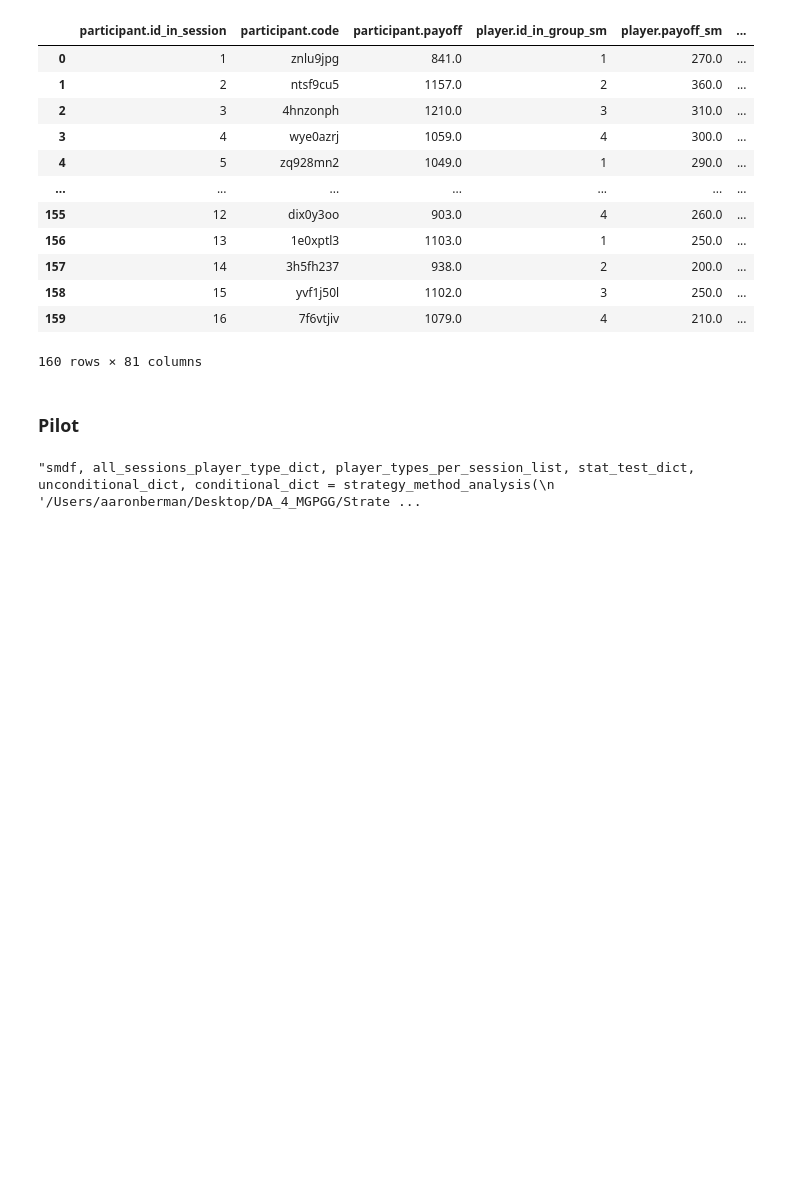
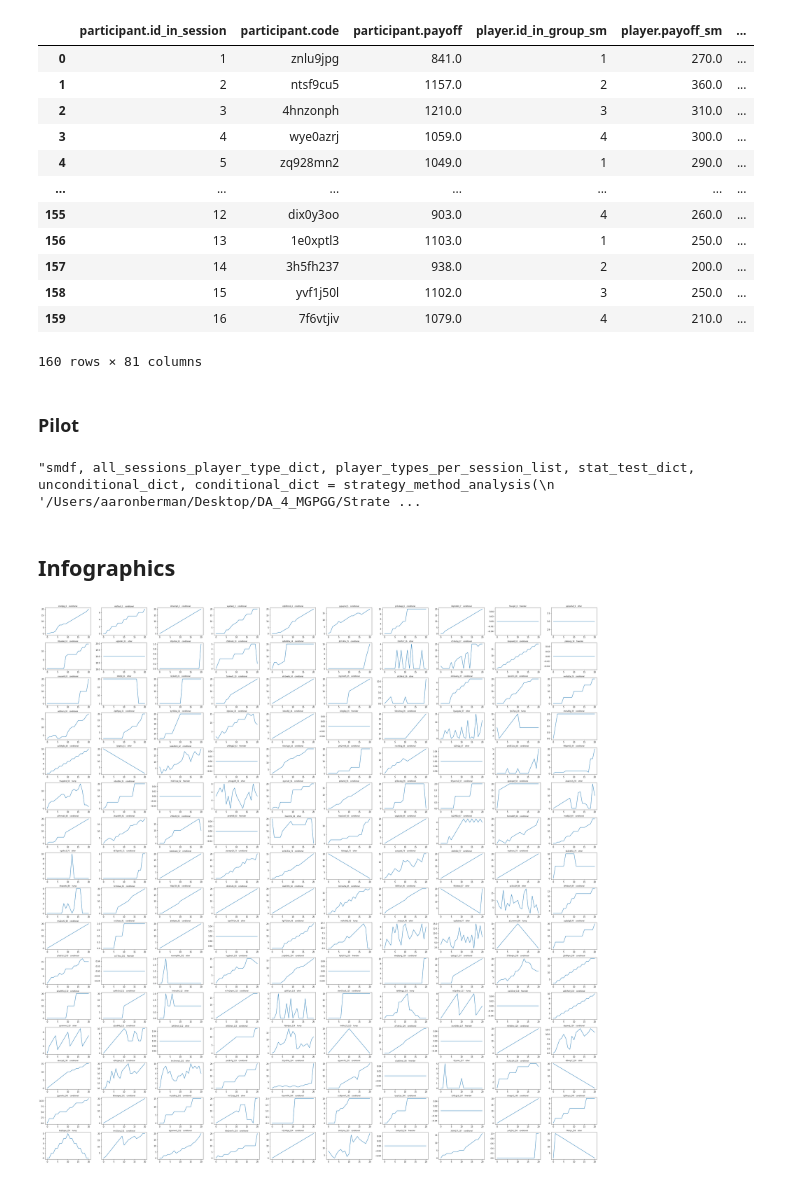
Before and after one commit to AaronSVMB/DA_4_MGPGG, a Jupyter notebook: src/Strategy Method/zstrategy_method_da.ipynb, the cells around one changed output. Cells and saved outputs as stored; diff of their text form; code cells hidden in the pictures; blank space fills up the shorter version.

```diff
--- a/src/Strategy Method/zstrategy_method_da.ipynb
+++ b/src/Strategy Method/zstrategy_method_da.ipynb
@@ -156,3 +157,12 @@ sm_merged.to_csv('sm_merged.csv')
 #unconditional_dict
 # %%
 #conditional_dict
+# %% [markdown]
+## Infographics
+# %%
+grid_shape = (16, 10)
+figsize = (40, 40)
+# %%
+gen_sm_infographic(smdf, grid_shape, figsize, conditional_investment_list)
+# %% [output]
+[figure, added]
```
Also changed, not shown: parts of 1 cell of this notebook, 6 other files.
